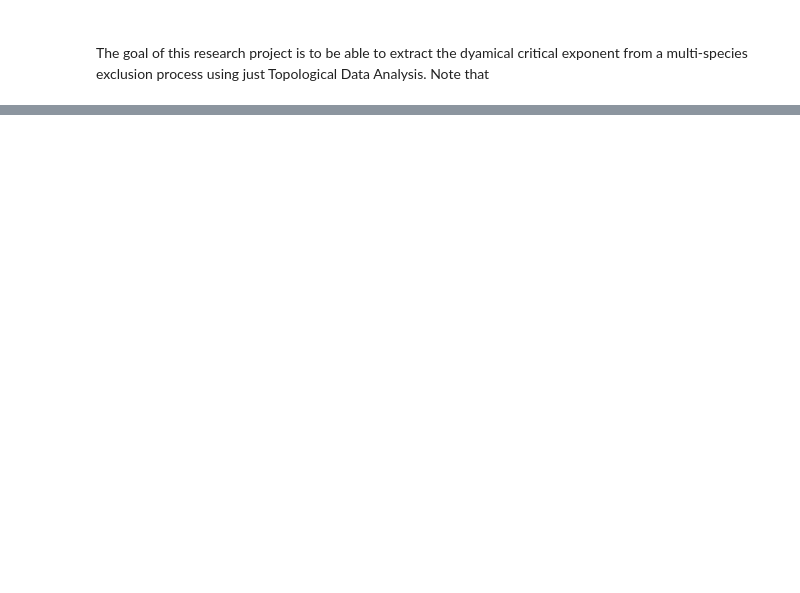
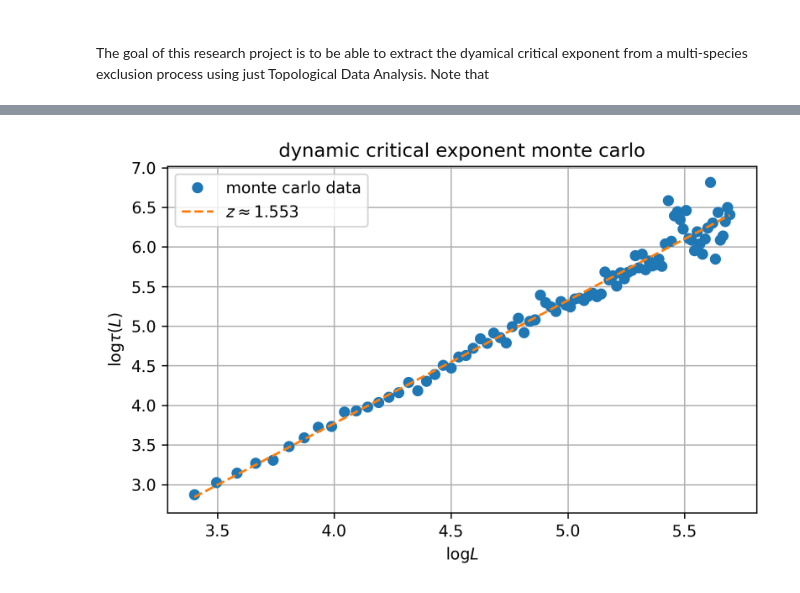
Before and after one commit to kaufmann-group/tda-diffusion-models, a Jupyter notebook: notebooks/Dynamical Critical Exponent from TDA.ipynb, the cells around one changed output, grey strips where cells are left out. Drawn from its saved outputs; the diff is of its cells as text; code cells hidden in the pictures; blank space fills up the shorter version.

```diff
--- a/notebooks/Dynamical Critical Exponent from TDA.ipynb
+++ b/notebooks/Dynamical Critical Exponent from TDA.ipynb
@@ -10,8 +32,3 @@ from src.utils import *
 ##
 
 The goal of this research project is to be able to extract the dyamical critical exponent from a multi-species exclusion process using just Topological Data Analysis. Note that
-# %%
-rates_matrix = np.array([[0.0, 1.0, 1.0], [0.0, 0.0, 1.0], [0.0, 0.0, 0.0]], dtype=np.float64) # totally asymmetric
-#rates_matrix = np.array([[0.0, 1.0, 1.0], [1.0, 0.0, 1.0], [1.0, 1.0, 0.0]], dtype=np.float64) # symmetric
-
-process = MultiSpeciesExclusionProcess(dimension=3, density=[1/3, 1/3, 1/3], rates_matrix=rates_matrix, length=102, shuffle=True)
@@ -581,0 +99,22 @@ running L = 210
+# %%
+valid = np.isfinite(taus) & (taus > 0)
+
+logL = np.log(L_values[valid])
+logtau = np.log(taus[valid])
+
+z, intercept = np.polyfit(logL, logtau, 1)
+fit = intercept + z * logL
+
+plt.figure(figsize=(6, 4), dpi=300)
+plt.plot(logL, logtau, "o", label="monte carlo data")
+plt.plot(logL, fit, "--", label=fr"$z \approx {z:.3f}$")
+
+plt.xlabel(r"$\log L$")
+plt.ylabel(r"$\log \tau(L)$")
+plt.title(r"dynamic critical exponent monte carlo")
+plt.legend()
+plt.grid(True)
+plt.tight_layout()
+plt.show()
+# %% [output]
+[figure, added]
```
Also changed, not shown: parts of 8 cells of this notebook, 4 other files.
